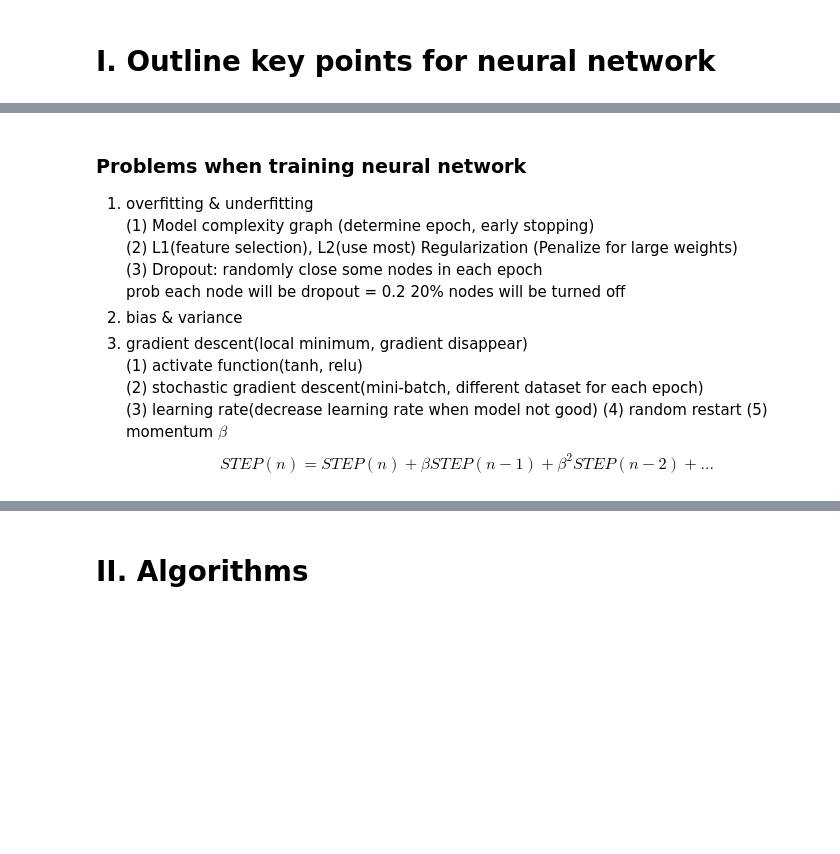
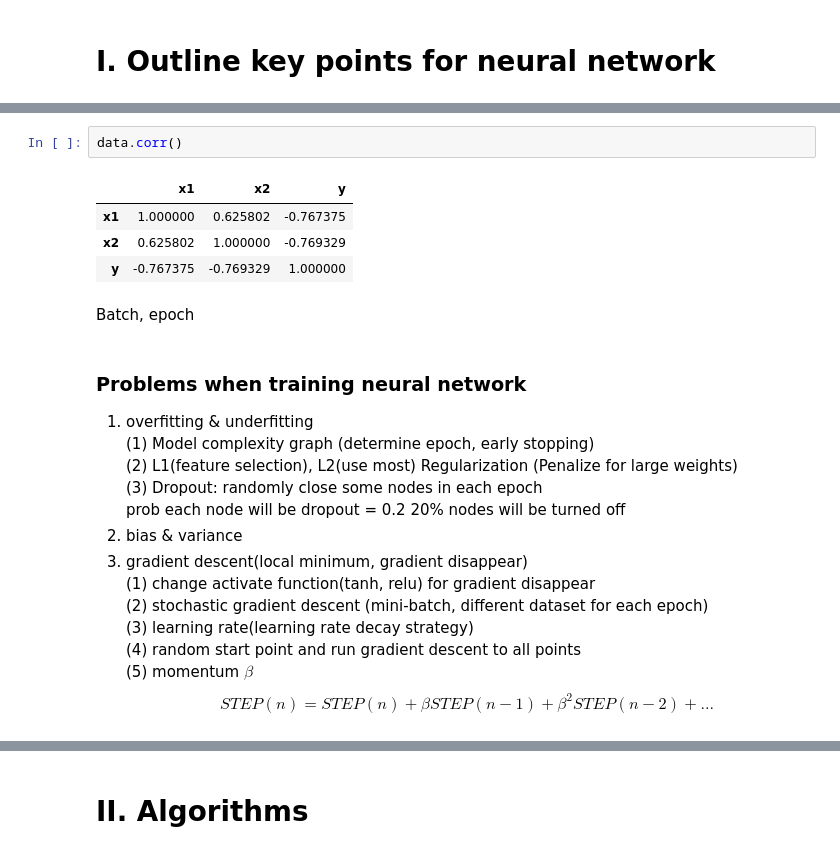
Before and after one commit to Quan-y/AIPND, a Jupyter notebook: P4/4.1_neural_network_notes.ipynb, the cells around one changed output, grey strips where cells are left out. Drawn from its saved outputs; the diff is of its cells as text; blank space fills up the shorter version.

```diff
--- a/P4/4.1_neural_network_notes.ipynb
+++ b/P4/4.1_neural_network_notes.ipynb
@@ -58,3 +143,12 @@ OneHotEncoder(categorical_features='all', dtype=<class 'numpy.float64'>,
+# %%
+data.corr()
+# %% [output]
+|  | x1 | x2 | y |
+| x1 | 1.000000 | 0.625802 | -0.767375 |
+| x2 | 0.625802 | 1.000000 | -0.769329 |
+| y | -0.767375 | -0.769329 | 1.000000 |
+# %% [markdown]
+Batch, epoch
 # %% [markdown]
 ### Problems when training neural network
 1. overfitting & underfitting
@@ -64,9 +158,9 @@ OneHotEncoder(categorical_features='all', dtype=<class 'numpy.float64'>,
 prob each node will be dropout = 0.2 20% nodes will be turned off
 2. bias & variance
 3. gradient descent(local minimum, gradient disappear)
-(1) activate function(tanh, relu)
-(2) stochastic gradient descent(mini-batch, different dataset for each epoch)
-(3) learning rate(decrease learning rate when model not good)
-(4) random restart
+(1) change activate function(tanh, relu) for gradient disappear
+(2) stochastic gradient descent (mini-batch, different dataset for each epoch)
+(3) learning rate(learning rate decay strategy)
+(4) random start point and run gradient descent to all points
 (5) momentum $\beta$
 $$STEP(n)=STEP(n)+\beta STEP(n-1)+\beta^2STEP(n-2)+...$$
```
Also changed, not shown: parts of 16 cells of this notebook, 18 other files.
